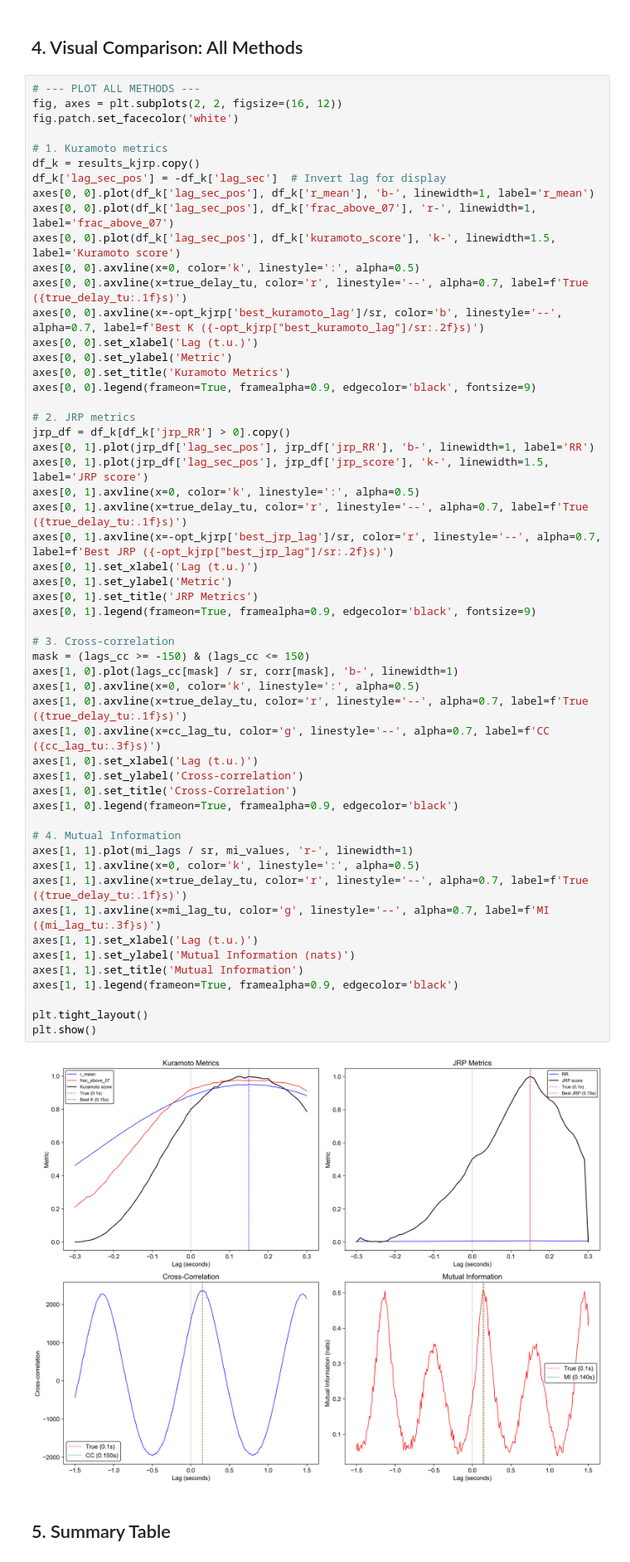
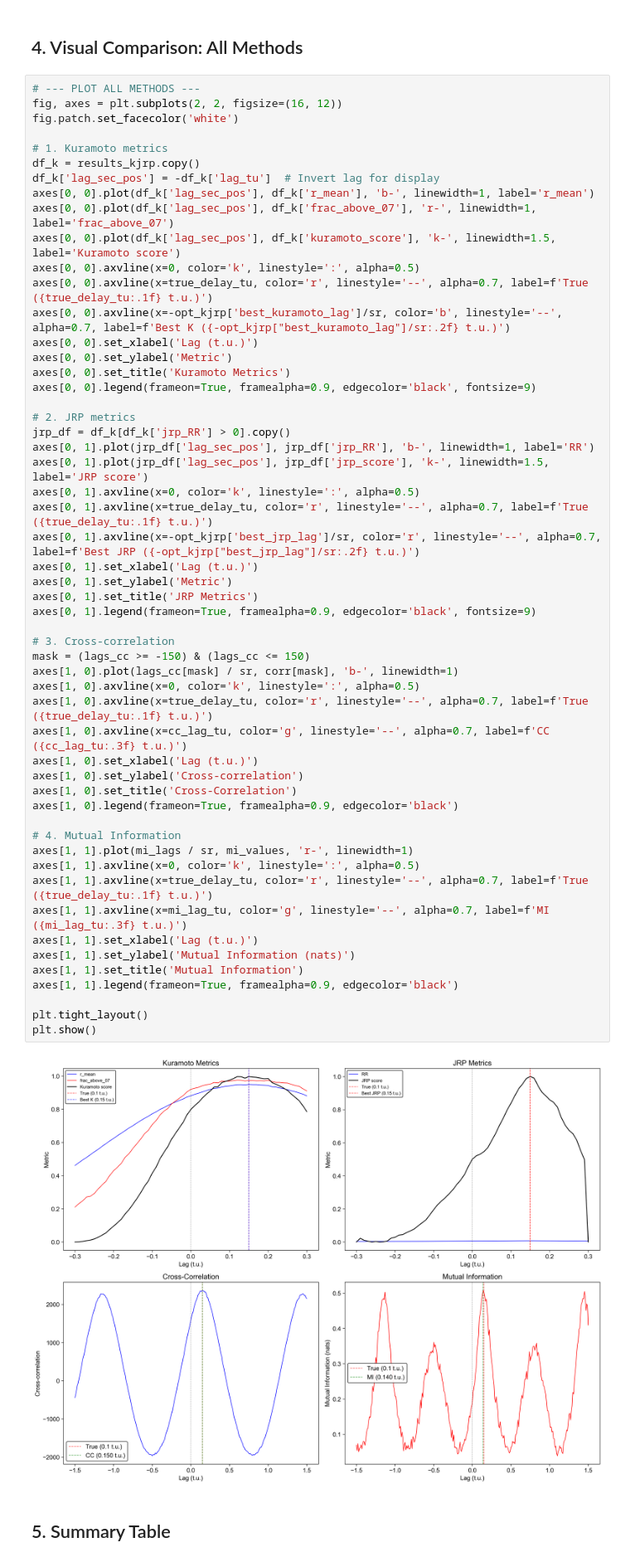
Before and after one commit to dgarciacesga/synch_delay, a Jupyter notebook: notebooks/compare_methods_bz.ipynb, the cells around one changed output. Shown at 83% size. Saved outputs shown, nothing was run; the diff lists cells and outputs as text.

```diff
--- a/notebooks/compare_methods_bz.ipynb
+++ b/notebooks/compare_methods_bz.ipynb
@@ -178,13 +178,13 @@ fig.patch.set_facecolor('white')
 
 # 1. Kuramoto metrics
 df_k = results_kjrp.copy()
-df_k['lag_sec_pos'] = -df_k['lag_sec']  # Invert lag for display
+df_k['lag_sec_pos'] = -df_k['lag_tu']  # Invert lag for display
 axes[0, 0].plot(df_k['lag_sec_pos'], df_k['r_mean'], 'b-', linewidth=1, label='r_mean')
 axes[0, 0].plot(df_k['lag_sec_pos'], df_k['frac_above_07'], 'r-', linewidth=1, label='frac_above_07')
 axes[0, 0].plot(df_k['lag_sec_pos'], df_k['kuramoto_score'], 'k-', linewidth=1.5, label='Kuramoto score')
 axes[0, 0].axvline(x=0, color='k', linestyle=':', alpha=0.5)
-axes[0, 0].axvline(x=true_delay_tu, color='r', linestyle='--', alpha=0.7, label=f'True ({true_delay_tu:.1f}s)')
-axes[0, 0].axvline(x=-opt_kjrp['best_kuramoto_lag']/sr, color='b', linestyle='--', alpha=0.7, label=f'Best K ({-opt_kjrp["best_kuramoto_lag"]/sr:.2f}s)')
+axes[0, 0].axvline(x=true_delay_tu, color='r', linestyle='--', alpha=0.7, label=f'True ({true_delay_tu:.1f} t.u.)')
+axes[0, 0].axvline(x=-opt_kjrp['best_kuramoto_lag']/sr, color='b', linestyle='--', alpha=0.7, label=f'Best K ({-opt_kjrp["best_kuramoto_lag"]/sr:.2f} t.u.)')
 axes[0, 0].set_xlabel('Lag (t.u.)')
 axes[0, 0].set_ylabel('Metric')
 axes[0, 0].set_title('Kuramoto Metrics')
@@ -193,40 +193,40 @@ axes[0, 0].legend(frameon=True, framealpha=0.9, edgecolor='black', fontsize=9)
 # 2. JRP metrics
 jrp_df = df_k[df_k['jrp_RR'] > 0].copy()
 axes[0, 1].plot(jrp_df['lag_sec_pos'], jrp_df['jrp_RR'], 'b-', linewidth=1, label='RR')
 axes[0, 1].plot(jrp_df['lag_sec_pos'], jrp_df['jrp_score'], 'k-', linewidth=1.5, label='JRP score')
 axes[0, 1].axvline(x=0, color='k', linestyle=':', alpha=0.5)
-axes[0, 1].axvline(x=true_delay_tu, color='r', linestyle='--', alpha=0.7, label=f'True ({true_delay_tu:.1f}s)')
-axes[0, 1].axvline(x=-opt_kjrp['best_jrp_lag']/sr, color='r', linestyle='--', alpha=0.7, label=f'Best JRP ({-opt_kjrp["best_jrp_lag"]/sr:.2f}s)')
+axes[0, 1].axvline(x=true_delay_tu, color='r', linestyle='--', alpha=0.7, label=f'True ({true_delay_tu:.1f} t.u.)')
+axes[0, 1].axvline(x=-opt_kjrp['best_jrp_lag']/sr, color='r', linestyle='--', alpha=0.7, label=f'Best JRP ({-opt_kjrp["best_jrp_lag"]/sr:.2f} t.u.)')
 axes[0, 1].set_xlabel('Lag (t.u.)')
 axes[0, 1].set_ylabel('Metric')
 axes[0, 1].set_title('JRP Metrics')
 axes[0, 1].legend(frameon=True, framealpha=0.9, edgecolor='black', fontsize=9)
 
 # 3. Cross-correlation
 mask = (lags_cc >= -150) & (lags_cc <= 150)
 axes[1, 0].plot(lags_cc[mask] / sr, corr[mask], 'b-', linewidth=1)
 axes[1, 0].axvline(x=0, color='k', linestyle=':', alpha=0.5)
-axes[1, 0].axvline(x=true_delay_tu, color='r', linestyle='--', alpha=0.7, label=f'True ({true_delay_tu:.1f}s)')
-axes[1, 0].axvline(x=cc_lag_tu, color='g', linestyle='--', alpha=0.7, label=f'CC ({cc_lag_tu:.3f}s)')
+axes[1, 0].axvline(x=true_delay_tu, color='r', linestyle='--', alpha=0.7, label=f'True ({true_delay_tu:.1f} t.u.)')
+axes[1, 0].axvline(x=cc_lag_tu, color='g', linestyle='--', alpha=0.7, label=f'CC ({cc_lag_tu:.3f} t.u.)')
 axes[1, 0].set_xlabel('Lag (t.u.)')
 axes[1, 0].set_ylabel('Cross-correlation')
 axes[1, 0].set_title('Cross-Correlation')
 axes[1, 0].legend(frameon=True, framealpha=0.9, edgecolor='black')
 
 # 4. Mutual Information
 axes[1, 1].plot(mi_lags / sr, mi_values, 'r-', linewidth=1)
 axes[1, 1].axvline(x=0, color='k', linestyle=':', alpha=0.5)
-axes[1, 1].axvline(x=true_delay_tu, color='r', linestyle='--', alpha=0.7, label=f'True ({true_delay_tu:.1f}s)')
-axes[1, 1].axvline(x=mi_lag_tu, color='g', linestyle='--', alpha=0.7, label=f'MI ({mi_lag_tu:.3f}s)')
+axes[1, 1].axvline(x=true_delay_tu, color='r', linestyle='--', alpha=0.7, label=f'True ({true_delay_tu:.1f} t.u.)')
+axes[1, 1].axvline(x=mi_lag_tu, color='g', linestyle='--', alpha=0.7, label=f'MI ({mi_lag_tu:.3f} t.u.)')
 axes[1, 1].set_xlabel('Lag (t.u.)')
 axes[1, 1].set_ylabel('Mutual Information (nats)')
 axes[1, 1].set_title('Mutual Information')
 axes[1, 1].legend(frameon=True, framealpha=0.9, edgecolor='black')
 
 plt.tight_layout()
 plt.show()
 # %% [output]
-[figure, old version]
+[figure, new version]
 # %% [markdown]
 ## 5. Summary Table
 # %%
```
Also changed, not shown: parts of 3 cells of this notebook, 2 other files.
